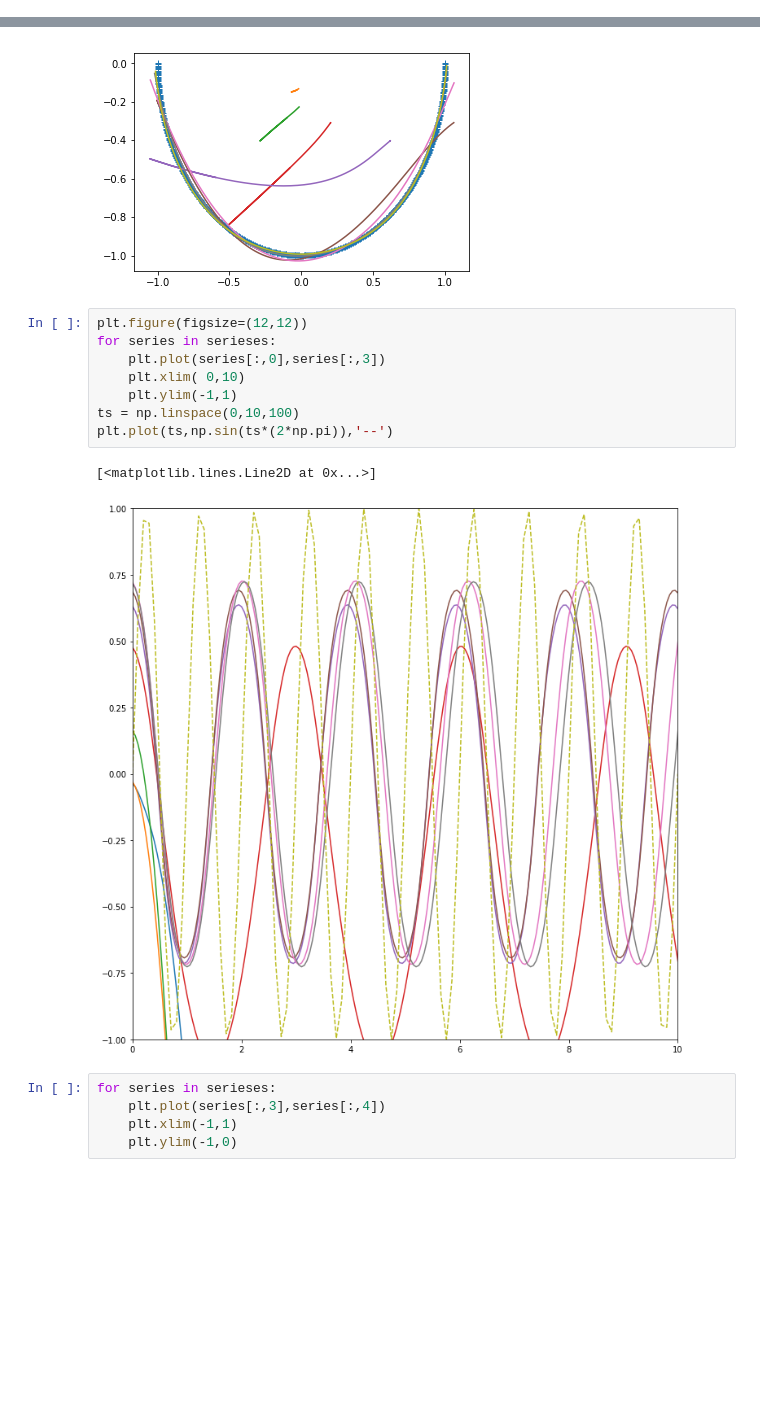
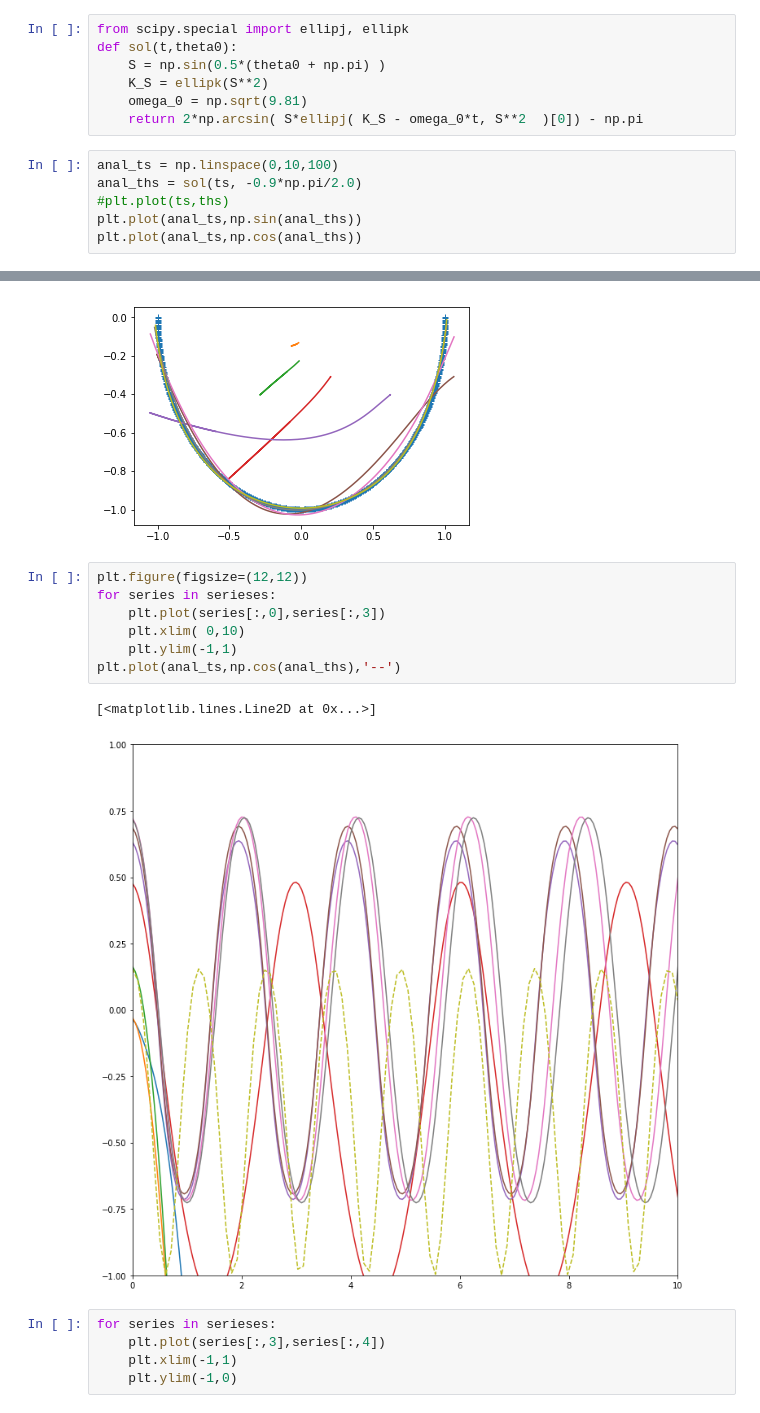
Before and after one commit to afqueiruga/LatentPrimaries, a Jupyter notebook: Section3_pendulum.ipynb, the cells around one changed output, grey strips where cells are left out. Cells and saved outputs as stored; diff of their text form; blank space fills up the shorter version.

```diff
--- a/Section3_pendulum.ipynb
+++ b/Section3_pendulum.ipynb
@@ -11,0 +26,13 @@ This class is a container object for solving the DAE on top of an autoencoder
+# %%
+from scipy.special import ellipj, ellipk
+def sol(t,theta0):
+    S = np.sin(0.5*(theta0 + np.pi) )
+    K_S = ellipk(S**2)
+    omega_0 = np.sqrt(9.81)
+    return 2*np.arcsin( S*ellipj( K_S - omega_0*t, S**2  )[0]) - np.pi
+# %%
+anal_ts = np.linspace(0,10,100)
+anal_ths = sol(ts, -0.9*np.pi/2.0)
+#plt.plot(ts,ths)
+plt.plot(anal_ts,np.sin(anal_ths))
+plt.plot(anal_ts,np.cos(anal_ths))
@@ -137,14 +167,13 @@ for i in range(10*2**7):
 # %%
 plt.figure(figsize=(12,12))
 for series in serieses:
     plt.plot(series[:,0],series[:,3])
     plt.xlim( 0,10)
     plt.ylim(-1,1)
-ts = np.linspace(0,10,100)
-plt.plot(ts,np.sin(ts*(2*np.pi)),'--')
+plt.plot(anal_ts,np.cos(anal_ths),'--')
 # %% [output]
 [<matplotlib.lines.Line2D at 0x...>]
-[figure, old version]
+[figure, new version]
 # %%
 for series in serieses:
     plt.plot(series[:,3],series[:,4])
```
Also changed, not shown: parts of 2 cells of this notebook.
